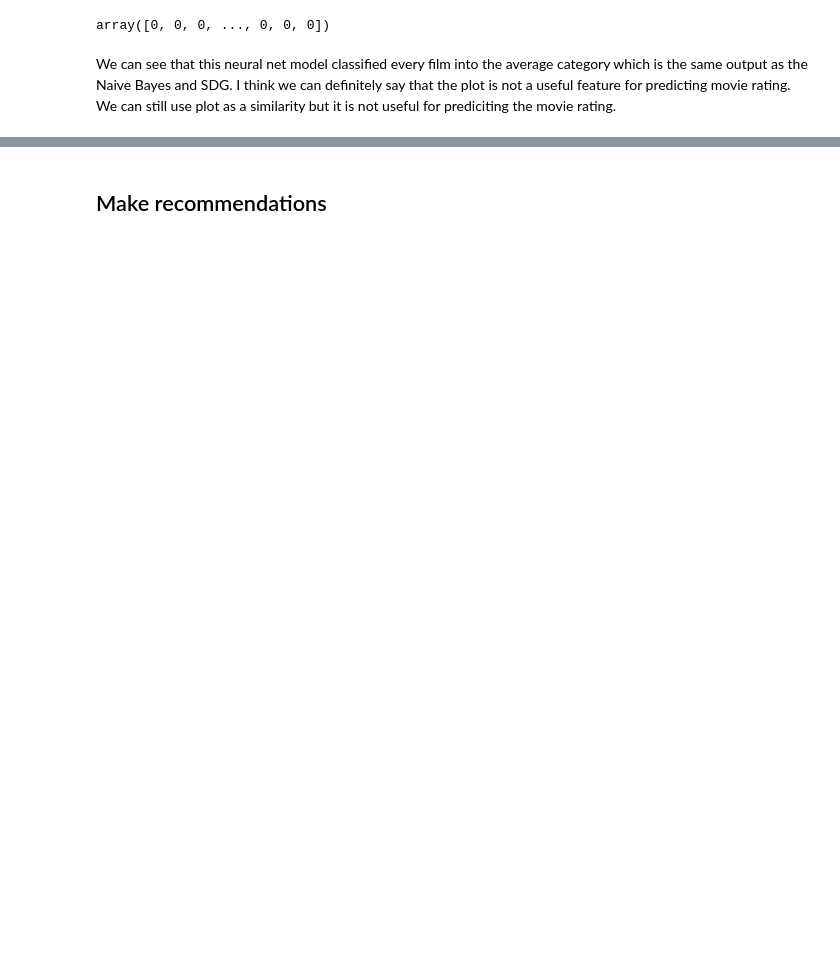
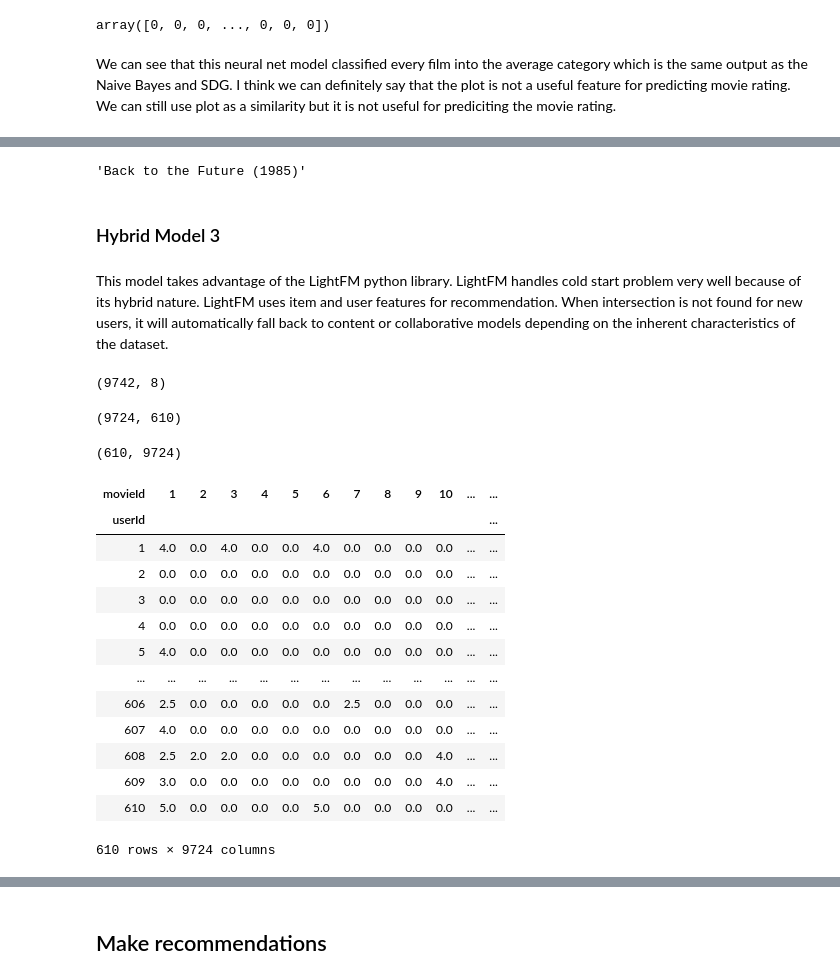
Before and after one commit to CaryMosley/Mod4ProjectRecommendation, a Jupyter notebook: RecSystem.ipynb, the cells around one changed output, grey strips where cells are left out. Cells and saved outputs as stored; diff of their text form; code cells hidden in the pictures; blank space fills up the shorter version.

```diff
--- a/RecSystem.ipynb
+++ b/RecSystem.ipynb
@@ -1481,0 +1707,48 @@ content_recommendations('Jumanji (1995)',15)
+# %%
+test.iloc[0].title
+# %% [output]
+'Back to the Future (1985)'
+# %% [markdown]
+### Hybrid Model 3
+# %% [markdown]
+This model takes advantage of the LightFM python library. LightFM handles cold start problem very well because of its hybrid nature. LightFM uses item and user features for recommendation. When intersection is not found for new users, it will automatically fall back to content or collaborative models depending on the inherent characteristics of the dataset.
+# %%
+df.shape
+# %% [output]
+(9742, 8)
+# %%
+interaction = ratings_df.pivot_table(index=['movieId'],columns=['userId'],values='rating').reset_index(drop=True)
+interaction.fillna(0, inplace = True )
+interaction.shape
+# %% [output]
+(9724, 610)
+# %%
+def create_interaction_matrix(df, user_col, item_col, rating_col, norm= False, threshold = None):
+    interactions = df.groupby([user_col, item_col])[rating_col].sum().unstack().reset_index().fillna(0).set_index(user_col)
+    if norm:
+        interactions = interactions.applymap(lambda x: 1 if x > threshold else 0)
+    return interactions
+# %%
+interaction_matrix = create_interaction_matrix(df=ratings_df, user_col='userId', item_col = 'movieId', rating_col='rating')
+interaction_matrix.head()
+x = sparse.csr_matrix(interaction_matrix.values)
+x.shape
+# %% [output]
+(610, 9724)
+# %%
+interaction_matrix
+# %% [output]
+| movieId | 1 | 2 | 3 | 4 | 5 | 6 | 7 | 8 | 9 | 10 | ... | ... |
+| userId |  |  |  |  |  |  |  |  |  |  |  | ... |
+| 1 | 4.0 | 0.0 | 4.0 | 0.0 | 0.0 | 4.0 | 0.0 | 0.0 | 0.0 | 0.0 | ... | ... |
+| 2 | 0.0 | 0.0 | 0.0 | 0.0 | 0.0 | 0.0 | 0.0 | 0.0 | 0.0 | 0.0 | ... | ... |
+| 3 | 0.0 | 0.0 | 0.0 | 0.0 | 0.0 | 0.0 | 0.0 | 0.0 | 0.0 | 0.0 | ... | ... |
+| 4 | 0.0 | 0.0 | 0.0 | 0.0 | 0.0 | 0.0 | 0.0 | 0.0 | 0.0 | 0.0 | ... | ... |
+| 5 | 4.0 | 0.0 | 0.0 | 0.0 | 0.0 | 0.0 | 0.0 | 0.0 | 0.0 | 0.0 | ... | ... |
+| ... | ... | ... | ... | ... | ... | ... | ... | ... | ... | ... | ... | ... |
+| 606 | 2.5 | 0.0 | 0.0 | 0.0 | 0.0 | 0.0 | 2.5 | 0.0 | 0.0 | 0.0 | ... | ... |
+| 607 | 4.0 | 0.0 | 0.0 | 0.0 | 0.0 | 0.0 | 0.0 | 0.0 | 0.0 | 0.0 | ... | ... |
+| 608 | 2.5 | 2.0 | 2.0 | 0.0 | 0.0 | 0.0 | 0.0 | 0.0 | 0.0 | 4.0 | ... | ... |
+| 609 | 3.0 | 0.0 | 0.0 | 0.0 | 0.0 | 0.0 | 0.0 | 0.0 | 0.0 | 4.0 | ... | ... |
+| 610 | 5.0 | 0.0 | 0.0 | 0.0 | 0.0 | 5.0 | 0.0 | 0.0 | 0.0 | 0.0 | ... | ... |
+610 rows × 9724 columns
```
Also changed, not shown: parts of 133 cells of this notebook.
